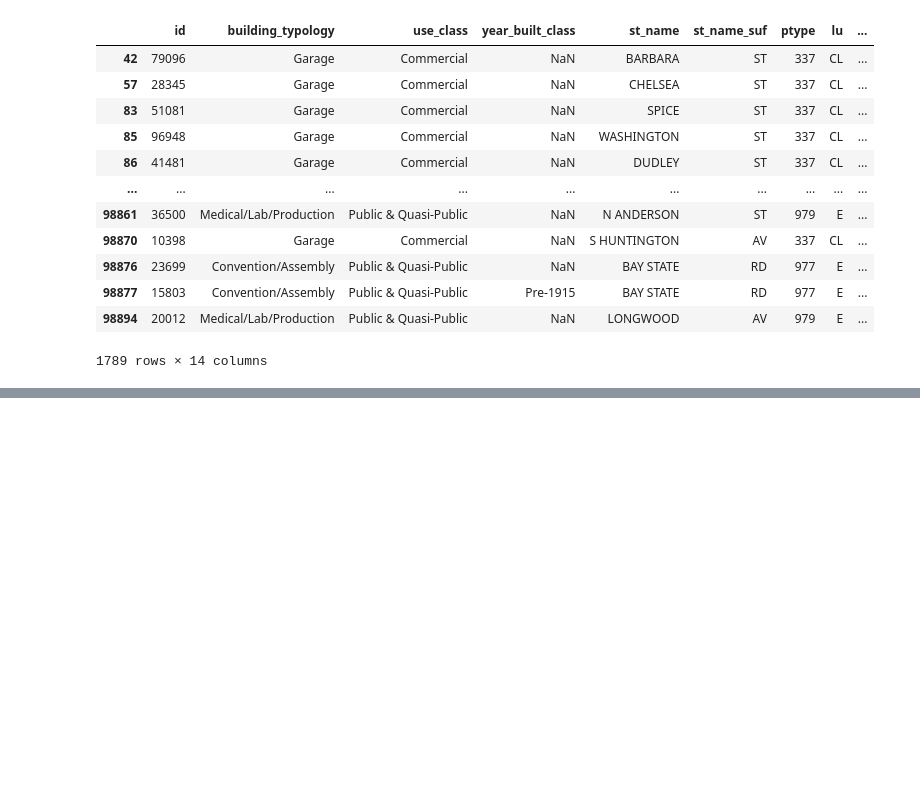
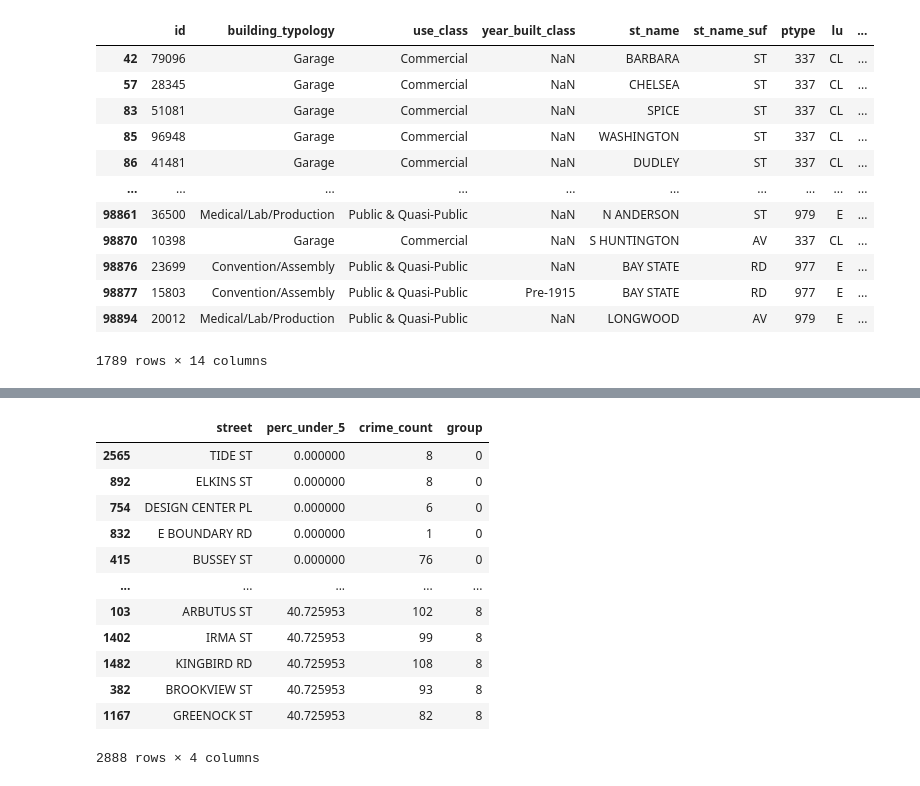
Before and after one commit to FlyingNightBird/2022Spring_Finals, a Jupyter notebook: preprocessing_building_data.ipynb, the cells around one changed output, grey strips where cells are left out. Drawn from its saved outputs; the diff is of its cells as text; code cells hidden in the pictures; blank space fills up the shorter version.

```diff
--- a/preprocessing_building_data.ipynb
+++ b/preprocessing_building_data.ipynb
@@ -332,0 +390,3 @@ boston_bldg_category.to_csv('prep_data/boston_bldg_category.csv', encoding='utf-
+# %%
+boston_under_5.columns = ['street', 'perc_under_5']
+boston_under_5
@@ -332,0 +407,3 @@ boston_bldg_category.to_csv('prep_data/boston_bldg_category.csv', encoding='utf-
+# %%
+boston_under_5.dropna(inplace=True)
+boston_under_5 = boston_under_5.astype({'street': str})
@@ -332,0 +445,17 @@ boston_bldg_category.to_csv('prep_data/boston_bldg_category.csv', encoding='utf-
+# %%
+boston_under_5_street_crime['group'] = boston_under_5_street_crime['perc_under_5'].apply(lambda x: int(x / 5))
+boston_under_5_street_crime
+# %% [output]
+|  | street | perc_under_5 | crime_count | group |
+| 2565 | TIDE ST | 0.000000 | 8 | 0 |
+| 892 | ELKINS ST | 0.000000 | 8 | 0 |
+| 754 | DESIGN CENTER PL | 0.000000 | 6 | 0 |
+| 832 | E BOUNDARY RD | 0.000000 | 1 | 0 |
+| 415 | BUSSEY ST | 0.000000 | 76 | 0 |
+| ... | ... | ... | ... | ... |
+| 103 | ARBUTUS ST | 40.725953 | 102 | 8 |
+| 1402 | IRMA ST | 40.725953 | 99 | 8 |
+| 1482 | KINGBIRD RD | 40.725953 | 108 | 8 |
+| 382 | BROOKVIEW ST | 40.725953 | 93 | 8 |
+| 1167 | GREENOCK ST | 40.725953 | 82 | 8 |
+2888 rows × 4 columns
```
Also changed, not shown: parts of 10 cells of this notebook.
